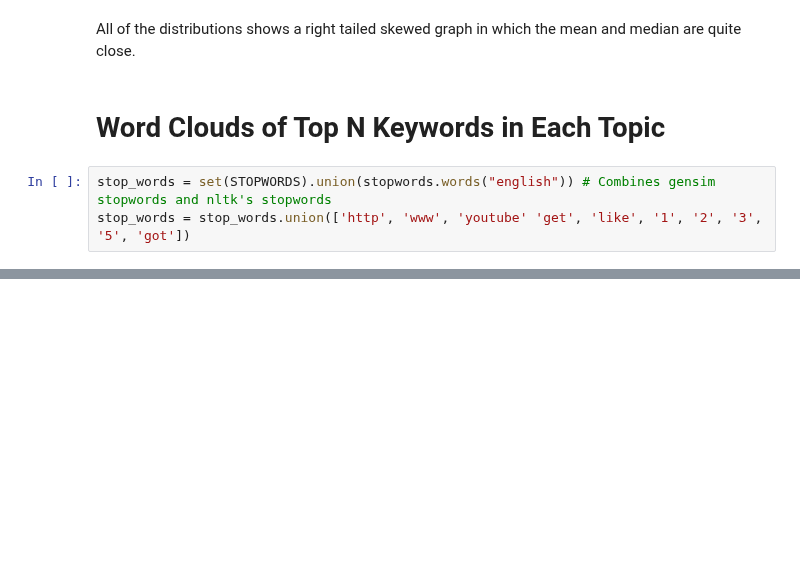
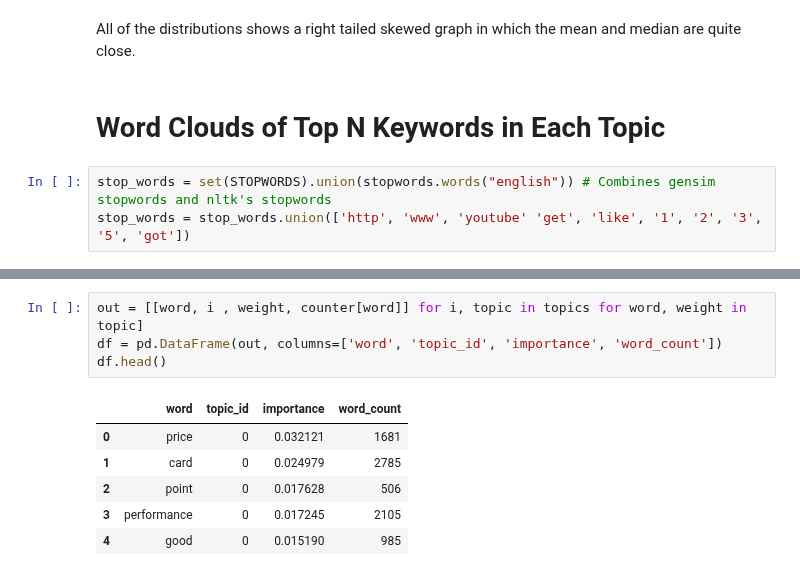
Before and after one commit to kumereshN/dsiprojects, a Jupyter notebook: capstone/02a_Model_Creation_Benchmarks_AMD.ipynb, the cells around one changed output, grey strips where cells are left out. Drawn from its saved outputs; the diff is of its cells as text; blank space fills up the shorter version.

```diff
--- a/capstone/02a_Model_Creation_Benchmarks_AMD.ipynb
+++ b/capstone/02a_Model_Creation_Benchmarks_AMD.ipynb
@@ -884,0 +907,11 @@ plt.show()
+# %%
+out = [[word, i , weight, counter[word]] for i, topic in topics for word, weight in topic]
+df = pd.DataFrame(out, columns=['word', 'topic_id', 'importance', 'word_count'])
+df.head()
+# %% [output]
+|  | word | topic_id | importance | word_count |
+| 0 | price | 0 | 0.032121 | 1681 |
+| 1 | card | 0 | 0.024979 | 2785 |
+| 2 | point | 0 | 0.017628 | 506 |
+| 3 | performance | 0 | 0.017245 | 2105 |
+| 4 | good | 0 | 0.015190 | 985 |
```
Also changed, not shown: parts of 23 cells of this notebook, 11 other files.
